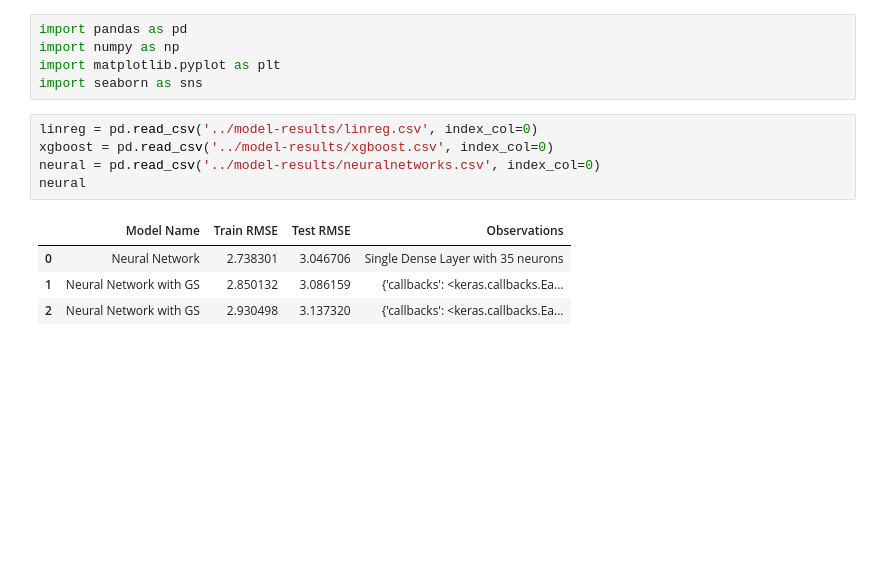
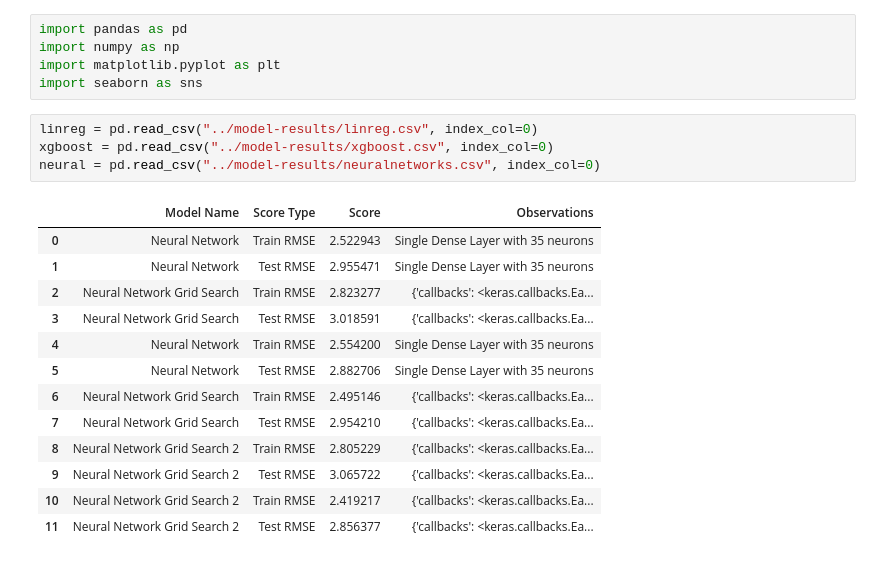
Before and after one commit to pezpet/capstone, a Jupyter notebook: code/09-models-summary.ipynb, the cells around one changed output. Cells and saved outputs as stored; diff of their text form; blank space fills up the shorter version.

```diff
--- a/code/09-models-summary.ipynb
+++ b/code/09-models-summary.ipynb
@@ -4,15 +4,23 @@ import numpy as np
 import matplotlib.pyplot as plt
 import seaborn as sns
 # %%
-linreg = pd.read_csv('../model-results/linreg.csv', index_col=0)
-xgboost = pd.read_csv('../model-results/xgboost.csv', index_col=0)
-neural = pd.read_csv('../model-results/neuralnetworks.csv', index_col=0)
-neural
+linreg = pd.read_csv("../model-results/linreg.csv", index_col=0)
+xgboost = pd.read_csv("../model-results/xgboost.csv", index_col=0)
+neural = pd.read_csv("../model-results/neuralnetworks.csv", index_col=0)
 # %% [output]
-|  | Model Name | Train RMSE | Test RMSE | Observations |
-| 0 | Neural Network | 2.738301 | 3.046706 | Single Dense Layer with 35 neurons |
-| 1 | Neural Network with GS | 2.850132 | 3.086159 | {'callbacks': <keras.callbacks.Ea... |
-| 2 | Neural Network with GS | 2.930498 | 3.137320 | {'callbacks': <keras.callbacks.Ea... |
+|  | Model Name | Score Type | Score | Observations |
+| 0 | Neural Network | Train RMSE | 2.522943 | Single Dense Layer with 35 neurons |
+| 1 | Neural Network | Test RMSE | 2.955471 | Single Dense Layer with 35 neurons |
+| 2 | Neural Network Grid Search | Train RMSE | 2.823277 | {'callbacks': <keras.callbacks.Ea... |
+| 3 | Neural Network Grid Search | Test RMSE | 3.018591 | {'callbacks': <keras.callbacks.Ea... |
+| 4 | Neural Network | Train RMSE | 2.554200 | Single Dense Layer with 35 neurons |
+| 5 | Neural Network | Test RMSE | 2.882706 | Single Dense Layer with 35 neurons |
+| 6 | Neural Network Grid Search | Train RMSE | 2.495146 | {'callbacks': <keras.callbacks.Ea... |
+| 7 | Neural Network Grid Search | Test RMSE | 2.954210 | {'callbacks': <keras.callbacks.Ea... |
+| 8 | Neural Network Grid Search 2 | Train RMSE | 2.805229 | {'callbacks': <keras.callbacks.Ea... |
+| 9 | Neural Network Grid Search 2 | Test RMSE | 3.065722 | {'callbacks': <keras.callbacks.Ea... |
+| 10 | Neural Network Grid Search 2 | Train RMSE | 2.419217 | {'callbacks': <keras.callbacks.Ea... |
+| 11 | Neural Network Grid Search 2 | Test RMSE | 2.856377 | {'callbacks': <keras.callbacks.Ea... |
 # %%
 data = pd.concat([linreg, xgboost, neural])
 data
```
Also changed, not shown: parts of 3 cells of this notebook, 16 other files.
